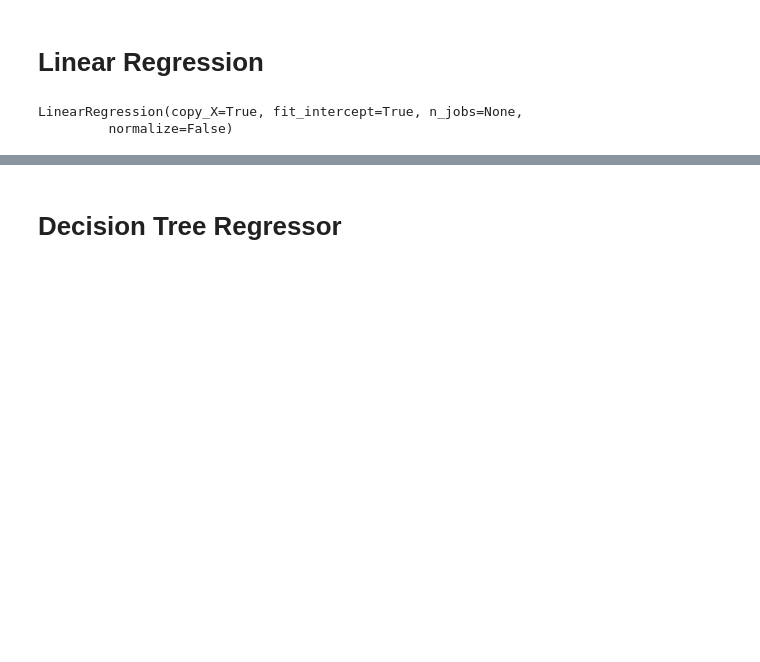
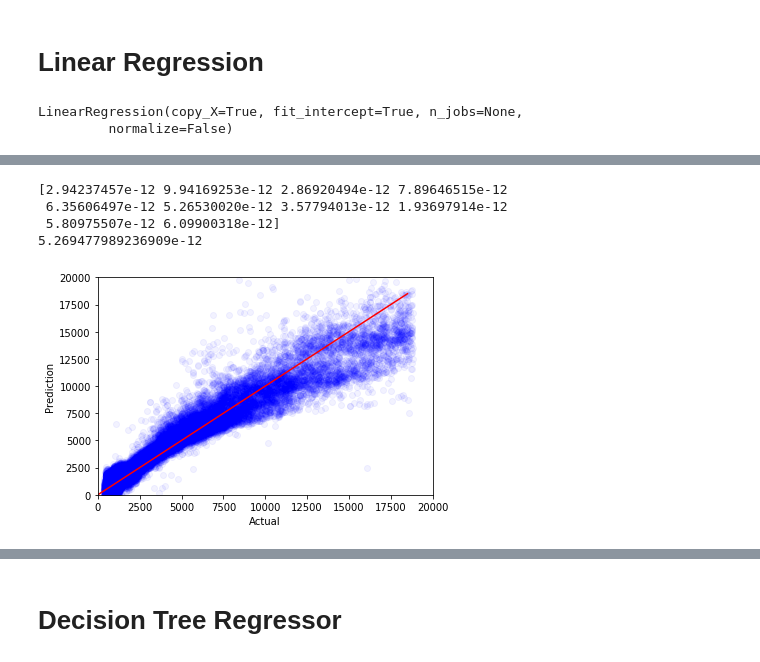
Before and after one commit to parvmaurya/ML_Diamonds_Dataset, a Jupyter notebook: diamond.ipynb, the cells around one changed output, grey strips where cells are left out. Cells and saved outputs as stored; diff of their text form; code cells hidden in the pictures; blank space fills up the shorter version.

```diff
--- a/diamond.ipynb
+++ b/diamond.ipynb
@@ -356,0 +367,18 @@ plt.show()
+# %%
+pred_lr_train = model_lr.predict(X_train_prepared)
+
+import numpy as np
+
+scores_lr = cross_val_score(model_lr, X_train_prepared, pred_lr_train, cv=10, scoring="neg_mean_squared_error")
+print(np.sqrt(-scores_lr))
+
+print(np.sqrt(-scores_lr).mean())
+
+draw_predictions_actual(y_train.values, pred_lr_train)
+plt.show()
+# %% [output]
+[2.94237457e-12 9.94169253e-12 2.86920494e-12 7.89646515e-12
+ 6.35606497e-12 5.26530020e-12 3.57794013e-12 1.93697914e-12
+ 5.80975507e-12 6.09900318e-12]
+5.269477989236909e-12
+[figure, added]
```
Also changed, not shown: parts of 31 cells of this notebook.
